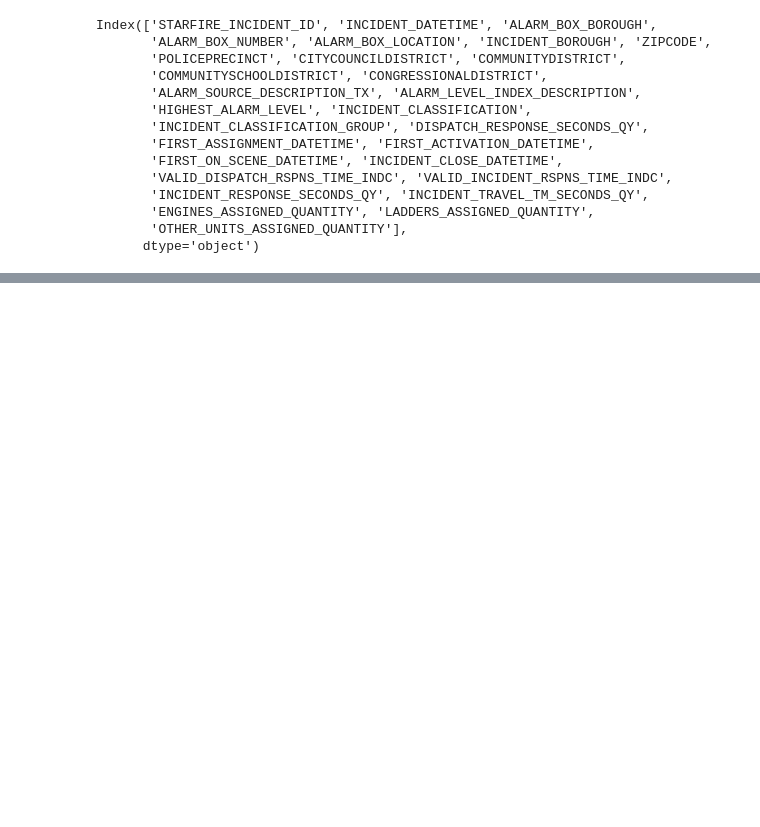
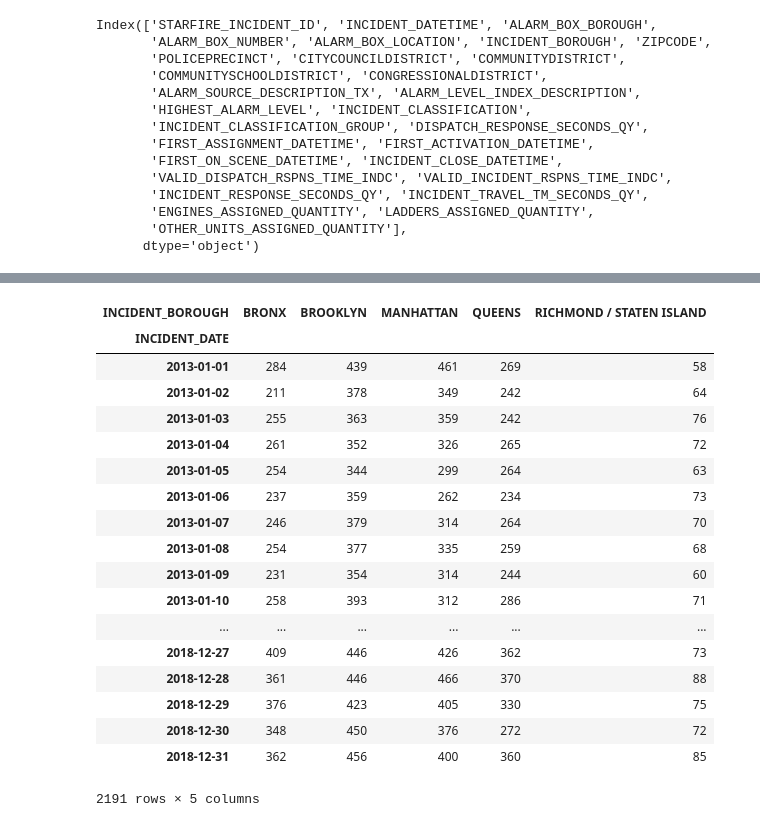
Before and after one commit to devkollin/fire, a Jupyter notebook: fire_incidents.ipynb, the cells around one changed output, grey strips where cells are left out. Saved outputs shown, nothing was run; the diff lists cells and outputs as text; code cells hidden in the pictures; blank space fills up the shorter version.

```diff
--- a/fire_incidents.ipynb
+++ b/fire_incidents.ipynb
@@ -150,3 +53,25 @@ datax
+# %%
+datax.groupby(['INCIDENT_DATE','INCIDENT_BOROUGH']).sum()['incident_count'].unstack()
+# %% [output]
+| INCIDENT_BOROUGH | BRONX | BROOKLYN | MANHATTAN | QUEENS | RICHMOND / STATEN ISLAND |
+| INCIDENT_DATE |  |  |  |  |  |
+| 2013-01-01 | 284 | 439 | 461 | 269 | 58 |
+| 2013-01-02 | 211 | 378 | 349 | 242 | 64 |
+| 2013-01-03 | 255 | 363 | 359 | 242 | 76 |
+| 2013-01-04 | 261 | 352 | 326 | 265 | 72 |
+| 2013-01-05 | 254 | 344 | 299 | 264 | 63 |
+| 2013-01-06 | 237 | 359 | 262 | 234 | 73 |
+| 2013-01-07 | 246 | 379 | 314 | 264 | 70 |
+| 2013-01-08 | 254 | 377 | 335 | 259 | 68 |
+| 2013-01-09 | 231 | 354 | 314 | 244 | 60 |
+| 2013-01-10 | 258 | 393 | 312 | 286 | 71 |
+| ... | ... | ... | ... | ... | ... |
+| 2018-12-27 | 409 | 446 | 426 | 362 | 73 |
+| 2018-12-28 | 361 | 446 | 466 | 370 | 88 |
+| 2018-12-29 | 376 | 423 | 405 | 330 | 75 |
+| 2018-12-30 | 348 | 450 | 376 | 272 | 72 |
+| 2018-12-31 | 362 | 456 | 400 | 360 | 85 |
+2191 rows × 5 columns
 # %%
 import matplotlib.pyplot as plt
 # plot data
```
Also changed, not shown: parts of 17 cells of this notebook.
